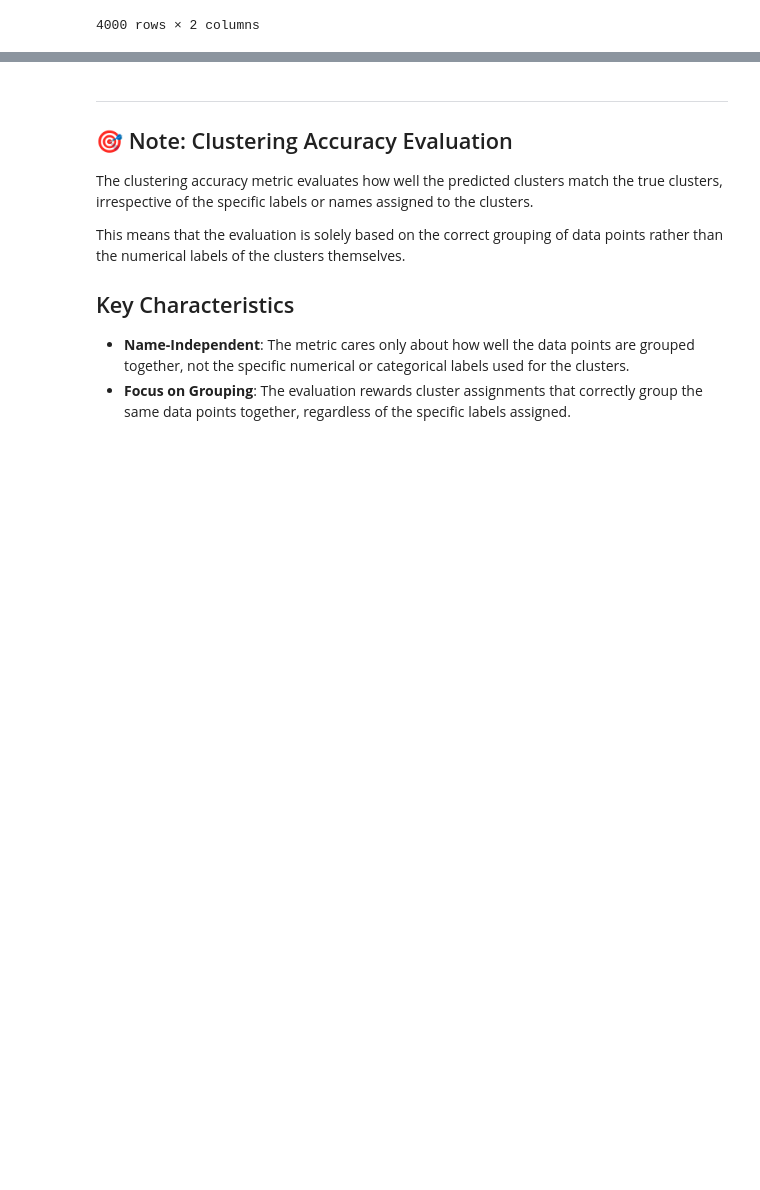
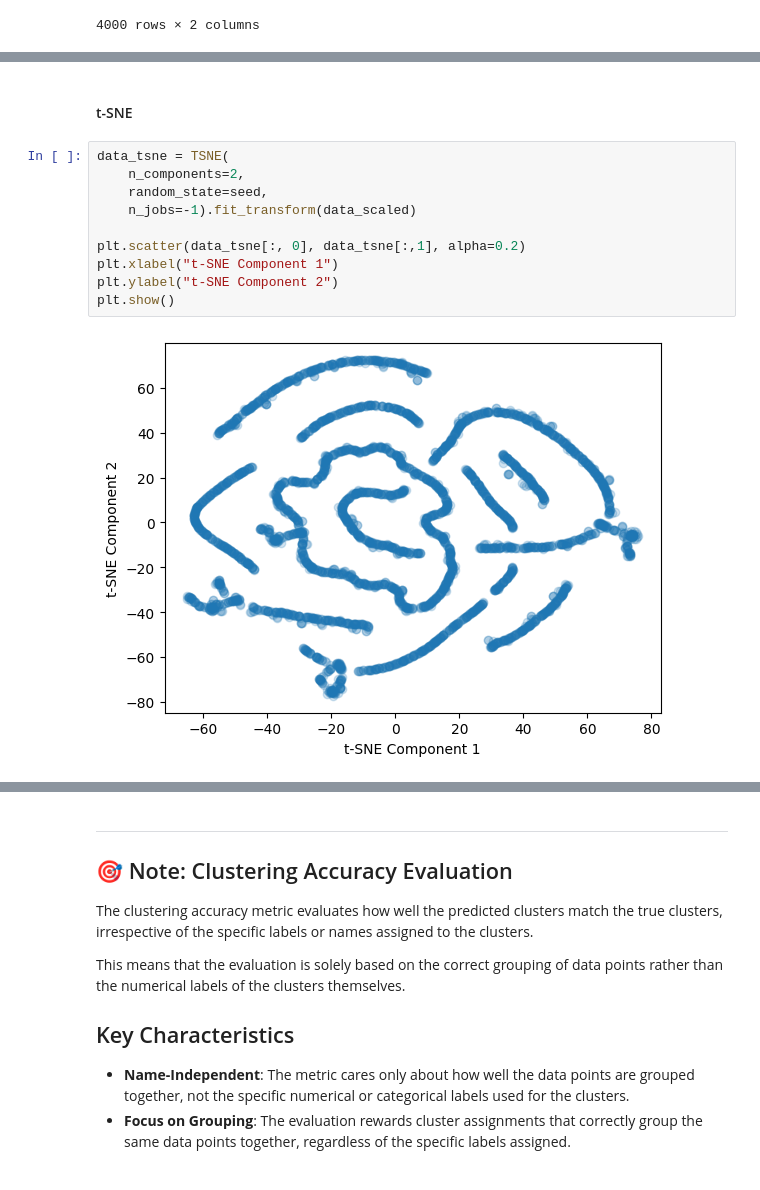
Before and after one commit to fjhanevo/TDT4172, a Jupyter notebook: Assignment2/Chapter_2.ipynb, the cells around one changed output, grey strips where cells are left out. Drawn from its saved outputs; the diff is of its cells as text; blank space fills up the shorter version.

```diff
--- a/Assignment2/Chapter_2.ipynb
+++ b/Assignment2/Chapter_2.ipynb
@@ -509,0 +521,14 @@ plt.show()
+# %% [markdown]
+#### t-SNE
+# %%
+data_tsne = TSNE(
+    n_components=2,
+    random_state=seed,
+    n_jobs=-1).fit_transform(data_scaled)
+
+plt.scatter(data_tsne[:, 0], data_tsne[:,1], alpha=0.2)
+plt.xlabel("t-SNE Component 1")
+plt.ylabel("t-SNE Component 2")
+plt.show()
+# %% [output]
+[figure, added]
```
Also changed, not shown: parts of 13 cells of this notebook.
